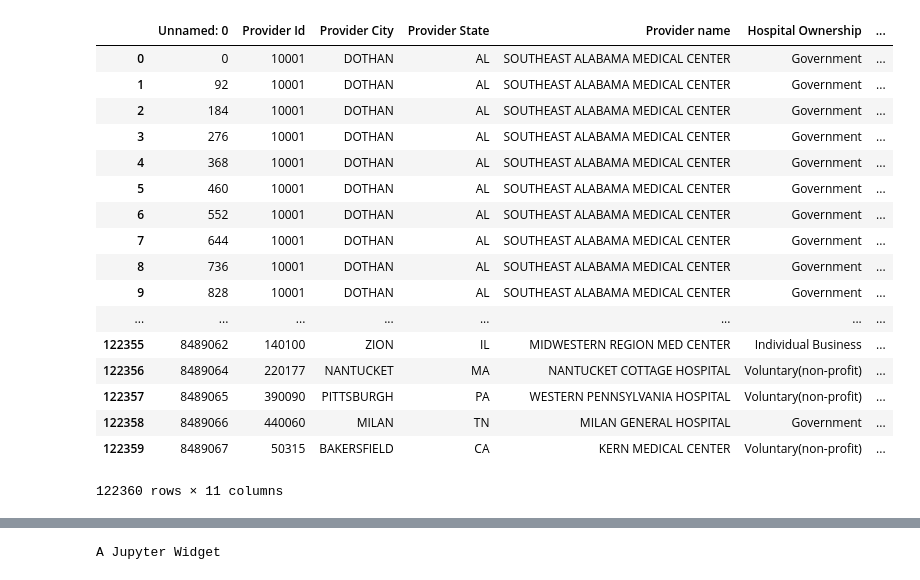
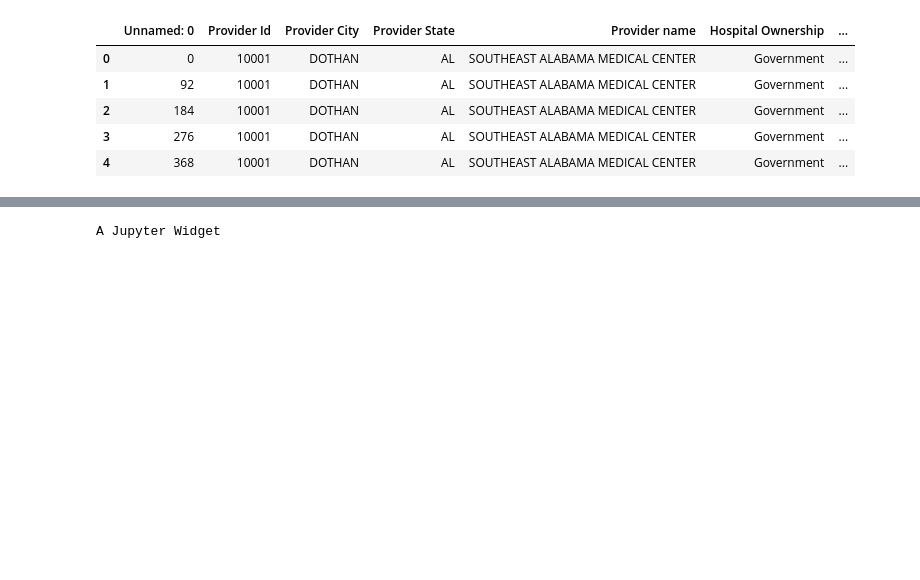
Before and after one commit to apopopopo/awesome_project, a Jupyter notebook: app.ipynb, the cells around one changed output, grey strips where cells are left out. Saved outputs shown, nothing was run; the diff lists cells and outputs as text; code cells hidden in the pictures; blank space fills up the shorter version.

```diff
--- a/app.ipynb
+++ b/app.ipynb
@@ -1,45 +1,33 @@
 # %%
 # dependency
 import pandas as pd
 import seaborn as sns
 import matplotlib.pyplot as plt
 import ipywidgets
 from bokeh.io import output_notebook, push_notebook
 from bokeh.plotting import figure, show, ColumnDataSource
 from bokeh.models import HoverTool,PanTool,WheelZoomTool,BoxZoomTool,ResetTool,UndoTool,RedoTool
 
 def checkDF(df):
     requirements = ['Provider State', 'Cost', 'BEDS', 'Provider name']
     errorFlag = False
     for req in requirements:
         if not req in df:
             print(f'DF structure error: dataframe must include "{req}". please confirm your dataframe:-(')
             errorFlag = True
             break
     if not errorFlag:
         return df
 
 # read the csv as df and add the new columns where county names without 'city' and 'county' is placed
 df = checkDF(pd.read_csv('DATA/main_cleaned.csv'))
-df
+df.head()
 # %% [output]
 |  | Unnamed: 0 | Provider Id | Provider City | Provider State | Provider name | Hospital Ownership | ... |
 | 0 | 0 | 10001 | DOTHAN | AL | SOUTHEAST ALABAMA MEDICAL CENTER | Government | ... |
 | 1 | 92 | 10001 | DOTHAN | AL | SOUTHEAST ALABAMA MEDICAL CENTER | Government | ... |
 | 2 | 184 | 10001 | DOTHAN | AL | SOUTHEAST ALABAMA MEDICAL CENTER | Government | ... |
 | 3 | 276 | 10001 | DOTHAN | AL | SOUTHEAST ALABAMA MEDICAL CENTER | Government | ... |
 | 4 | 368 | 10001 | DOTHAN | AL | SOUTHEAST ALABAMA MEDICAL CENTER | Government | ... |
-| 5 | 460 | 10001 | DOTHAN | AL | SOUTHEAST ALABAMA MEDICAL CENTER | Government | ... |
-| 6 | 552 | 10001 | DOTHAN | AL | SOUTHEAST ALABAMA MEDICAL CENTER | Government | ... |
-| 7 | 644 | 10001 | DOTHAN | AL | SOUTHEAST ALABAMA MEDICAL CENTER | Government | ... |
-| 8 | 736 | 10001 | DOTHAN | AL | SOUTHEAST ALABAMA MEDICAL CENTER | Government | ... |
-| 9 | 828 | 10001 | DOTHAN | AL | SOUTHEAST ALABAMA MEDICAL CENTER | Government | ... |
-| ... | ... | ... | ... | ... | ... | ... | ... |
-| 122355 | 8489062 | 140100 | ZION | IL | MIDWESTERN REGION MED CENTER | Individual Business | ... |
-| 122356 | 8489064 | 220177 | NANTUCKET | MA | NANTUCKET COTTAGE HOSPITAL | Voluntary(non-profit) | ... |
-| 122357 | 8489065 | 390090 | PITTSBURGH | PA | WESTERN PENNSYLVANIA HOSPITAL | Voluntary(non-profit) | ... |
-| 122358 | 8489066 | 440060 | MILAN | TN | MILAN GENERAL HOSPITAL | Government | ... |
-| 122359 | 8489067 | 50315 | BAKERSFIELD | CA | KERN MEDICAL CENTER | Voluntary(non-profit) | ... |
-122360 rows × 11 columns
 # %%
 states = df.groupby('Provider State').mean().sort_values(by=['Cost'], ascending=False).index
```
Also changed, not shown: parts of 9 cells of this notebook, 1 other file.
